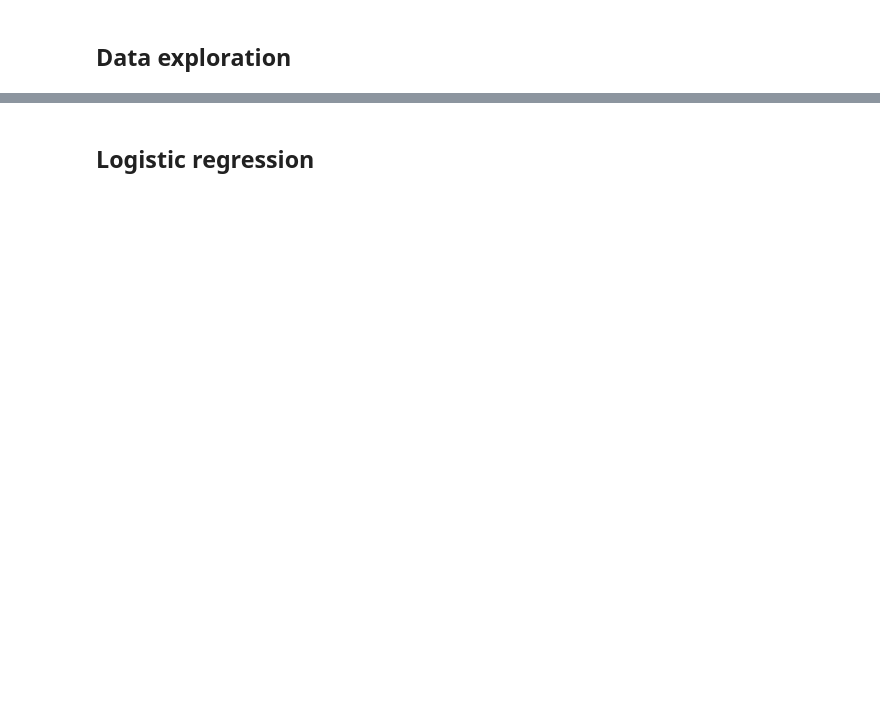
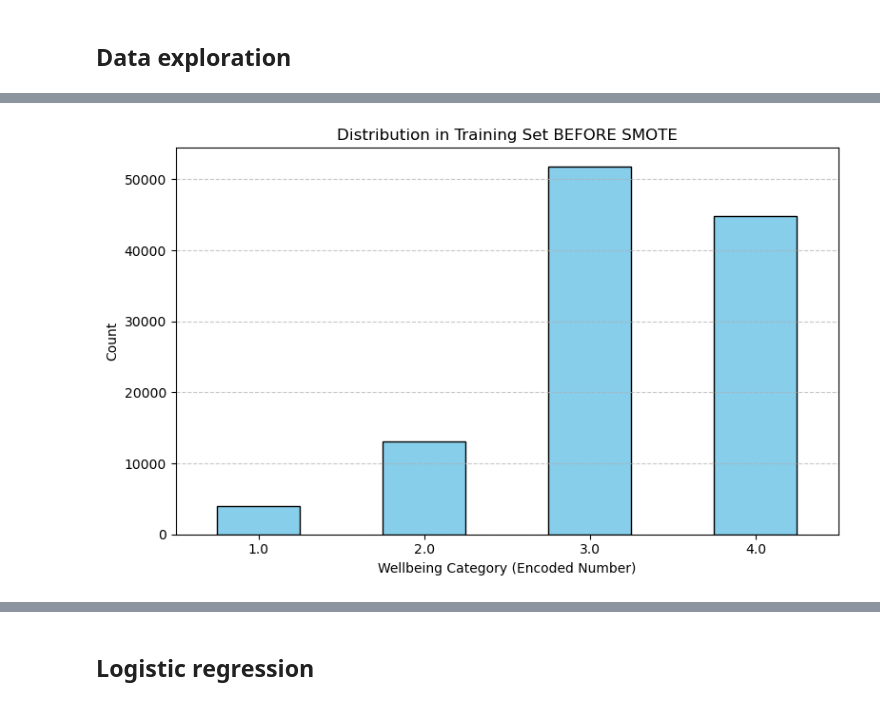
Before and after one commit to maxemporor/MSc-project, a Jupyter notebook: MSc.ipynb, the cells around one changed output, grey strips where cells are left out. Saved outputs shown, nothing was run; the diff lists cells and outputs as text; code cells hidden in the pictures; blank space fills up the shorter version.

```diff
--- a/MSc.ipynb
+++ b/MSc.ipynb
@@ -163,3 +172,22 @@ AAGE
 12    18517
 13    68318
 Name: count, dtype: int64
+# %%
+# Define mapping
+aage_to_avg = {
+    2.0: 17,  # 16-17
+    3.0: 19,  # 18-19
+    4.0: 22,    # 20-24
+    5.0: 27,    # 25-29
+    6.0: 32,    # 30-34
+    7.0: 37,    # 35-39
+    8.0: 42,    # 40-44
+    9.0: 47,    # 45-49
+    10.0: 52,   # 50-54
+    11.0: 57,   # 55-59
+    12.0: 62,   # 60-64
+    13.0: 82    # 65-99
+}
+
+# Apply mapping
+cleaned['AGE'] = cleaned['AAGE'].map(aage_to_avg)
@@ -504,0 +443,62 @@ plt.show()
+# %%
+import matplotlib.pyplot as plt
+from imblearn.over_sampling import SMOTE
+from sklearn.preprocessing import StandardScaler
+
+
+# SScale AGE (continuous column) ONLY on training and validation/test separately
+scaler = StandardScaler()
+X_train_scaled_cont = scaler.fit_transform(X_train[continuous_cols])
+X_val_scaled_cont = scaler.transform(X_val[continuous_cols])
+X_test_scaled_cont = scaler.transform(X_test[continuous_cols])
+
+# Combine scaled continuous + unscaled binary + one-hot nominal
+X_train_scaled = np.hstack([X_train_scaled_cont, X_train[binary_cols].values, X_train[X_nominal.columns].values])
+X_val_scaled = np.hstack([X_val_scaled_cont, X_val[binary_cols].values, X_val[X_nominal.columns].values])
+X_test_scaled = np.hstack([X_test_scaled_cont, X_test[binary_cols].values, X_test[X_nominal.columns].values])
+
+# Apply SMOTE to training data only
+smote = SMOTE(random_state=42)
+X_train_resampled, y_train_resampled = smote.fit_resample(X_train_scaled, y_train)
+
+# --------- BEFORE SMOTE ---------
+print("\nOverall Wellbeing_category_num distribution (full dataset):")
+print(y.value_counts(dropna=False).sort_index())
+
+print("\nWellbeing_category_num distribution in y_train (before SMOTE):")
+print(y_train.value_counts(dropna=False).sort_index())
+
+# Plot BEFORE SMOTE
+plt.figure(figsize=(8, 5))
+y_train.value_counts().sort_index().plot(
+    kind='bar',
+    color='skyblue',
+    edgecolor='black'
+)
+plt.xlabel('Wellbeing Category (Encoded Number)')
+plt.ylabel('Count')
+plt.title('Distribution in Training Set BEFORE SMOTE')
+plt.xticks(rotation=0)
+plt.grid(axis='y', linestyle='--', alpha=0.7)
+plt.tight_layout()
+plt.show()
+
+# --------- AFTER SMOTE ---------
+print("\nWellbeing_category_num distribution in y_train (AFTER SMOTE):")
+print(pd.Series(y_train_resampled).value_counts().sort_index())
+
+# Plot
+plt.figure(figsize=(8, 5))
+pd.Series(y_train_resampled).value_counts().sort_index().plot(
+    kind='bar',
+    color='lightgreen',
+    edgecolor='black'
+)
+plt.xlabel('Wellbeing Category (Encoded Number)')
+plt.ylabel('Count')
+plt.title('Distribution in Training Set AFTER SMOTE')
+plt.xticks(rotation=0)
+plt.grid(axis='y', linestyle='--', alpha=0.7)
+plt.tight_layout()
+plt.show()
+# %% [output]
@@ -504,0 +520 @@ plt.show()
+[figure, added]
```
Also changed, not shown: parts of 16 cells of this notebook.
